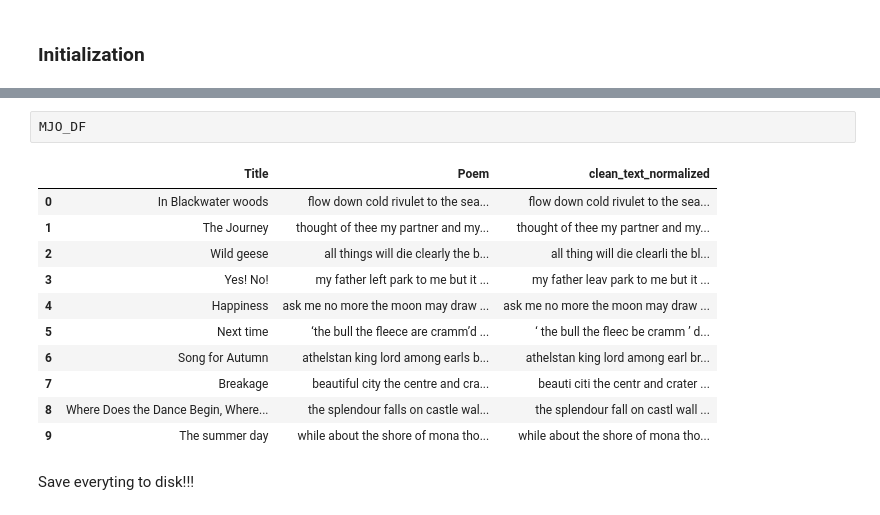
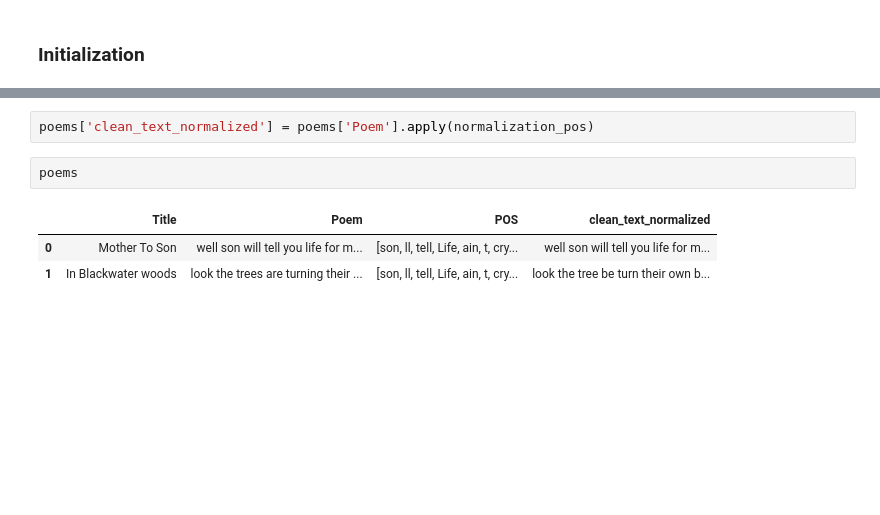
Before and after one commit to AbrahamKong/CMPE257-NLP_Poem_Scrpaing, a Jupyter notebook: NLP_Poem_Scraping.ipynb, the cells around one changed output, grey strips where cells are left out. Cells and saved outputs as stored; diff of their text form; blank space fills up the shorter version.

```diff
--- a/NLP_Poem_Scraping.ipynb
+++ b/NLP_Poem_Scraping.ipynb
@@ -530,16 +416,8 @@ LH_DF
-# %%
-MJO_DF
-# %% [output]
-|  | Title | Poem | clean_text_normalized |
-| 0 | In Blackwater woods | flow down cold rivulet to the sea... | flow down cold rivulet to the sea... |
-| 1 | The Journey | thought of thee my partner and my... | thought of thee my partner and my... |
-| 2 | Wild geese | all things will die clearly the b... | all thing will die clearli the bl... |
-| 3 | Yes! No! | my father left park to me but it ... | my father leav park to me but it ... |
-| 4 | Happiness | ask me no more the moon may draw ... | ask me no more the moon may draw ... |
-| 5 | Next time | ‘the bull the fleece are cramm’d ... | ‘ the bull the fleec be cramm ’ d... |
-| 6 | Song for Autumn | athelstan king lord among earls b... | athelstan king lord among earl br... |
-| 7 | Breakage | beautiful city the centre and cra... | beauti citi the centr and crater ... |
-| 8 | Where Does the Dance Begin, Where... | the splendour falls on castle wal... | the splendour fall on castl wall ... |
-| 9 | The summer day | while about the shore of mona tho... | while about the shore of mona tho... |
-# %% [markdown]
-Save everyting to disk!!!
+# %%
+poems['clean_text_normalized'] = poems['Poem'].apply(normalization_pos)
+# %%
+poems
+# %% [output]
+|  | Title | Poem | POS | clean_text_normalized |
+| 0 | Mother To Son | well son will tell you life for m... | [son, ll, tell, Life, ain, t, cry... | well son will tell you life for m... |
+| 1 | In Blackwater woods | look the trees are turning their ... | [son, ll, tell, Life, ain, t, cry... | look the tree be turn their own b... |
```
Also changed, not shown: parts of 68 cells of this notebook.
